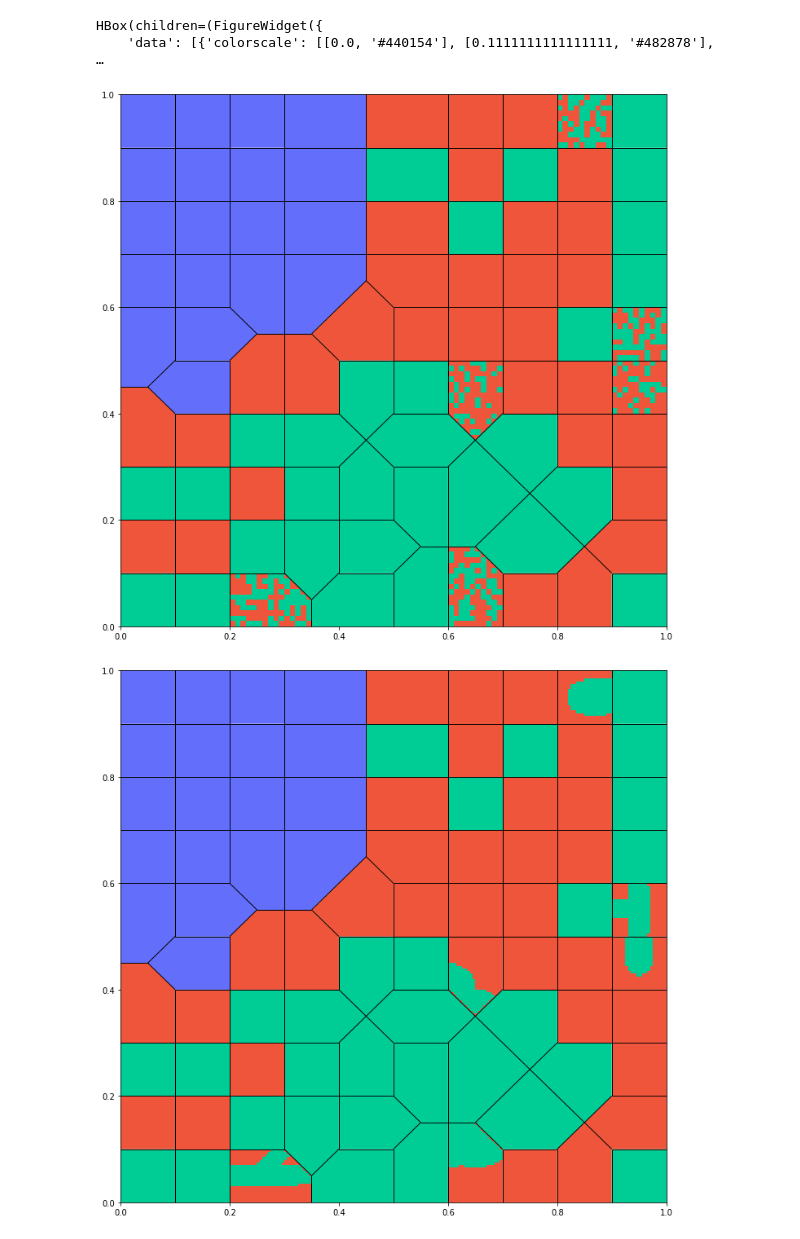
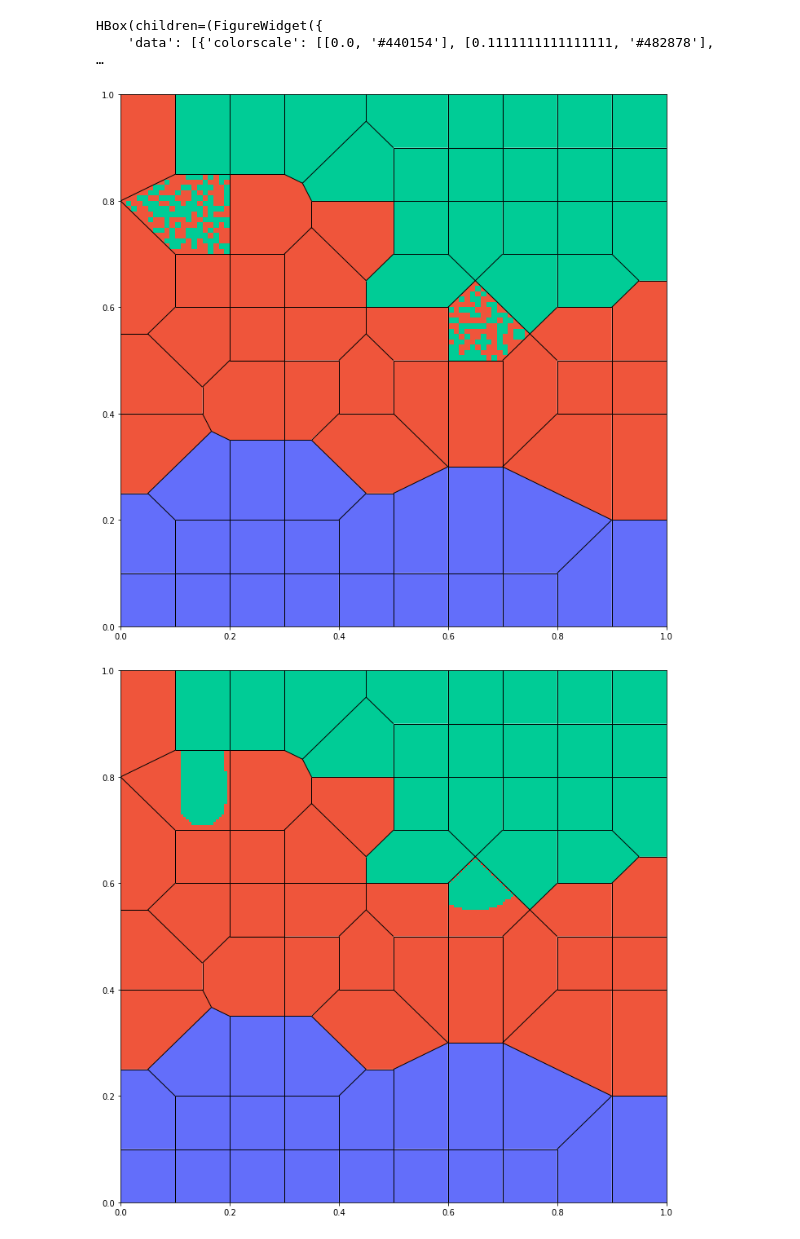
Before and after one commit to S3basuchian/sos_ex3_som, a Jupyter notebook: som_vis.ipynb, the cells around one changed output. Drawn from its saved outputs; the diff is of its cells as text; code cells hidden in the pictures.

```diff
--- a/som_vis.ipynb
+++ b/som_vis.ipynb
@@ -640,20 +662,25 @@ s.train_random(iris, 10000, verbose=False)
 # %%
+ogvalues = SOMToolBox_Parse('iris.vec')
+idata, idim, idata_x, idata_y = ogvalues.read_weight_file()
+smap = SOMToolBox_Parse('iris.wgt.gz')
+smap, sdim, smap_x, smap_y = smap.read_weight_file()
 classmap = SOMToolBox_Parse('iris.cls')
 cdata, cdata_x, cdata_y, cnum, cnam = classmap.read_class_file()
 
-viz_miniSOM = SomViz(s._weights.reshape(-1,4), m, n)
-um1 = viz_miniSOM.umatrix(color='viridis', interp=False, title='U-matrix miniSOM')
-viz_miniSOM.addclasses(cdata=cdata.values, idata=iris, cnum=3, cnam=cnam)
-viz_miniSOM.piecharts(som_m=um1, scale=True)
+# Visualizaton
+viz_SOMToolBox = SomViz(smap.values.reshape(-1,sdim), smap_y, smap_x)
+um2 = viz_SOMToolBox.umatrix(color='viridis', interp=False, title='U-matrix SOMToolBox')
+viz_SOMToolBox.addclasses(cdata=cdata.values, idata=idata.values, cnum=cnum, cnam=cnam)
+viz_SOMToolBox.piecharts(som_m=um2, scale=True)
 
-display(HBox([um1]))
+display(HBox([um2]))
 
-viz_miniSOM.compute_voronoi()
-viz_miniSOM.voronoi()
-viz_miniSOM.flood()
+viz_SOMToolBox.compute_voronoi()
+viz_SOMToolBox.chess()
+viz_SOMToolBox.flood()
 # %% [output]
 HBox(children=(FigureWidget({
     'data': [{'colorscale': [[0.0, '#440154'], [0.1111111111111111, '#482878'],
 …
-[figure, old version]
+[figure, new version]
-[figure, old version]
+[figure, new version]
```
Also changed, not shown: parts of 3 cells of this notebook, 4 other files.
